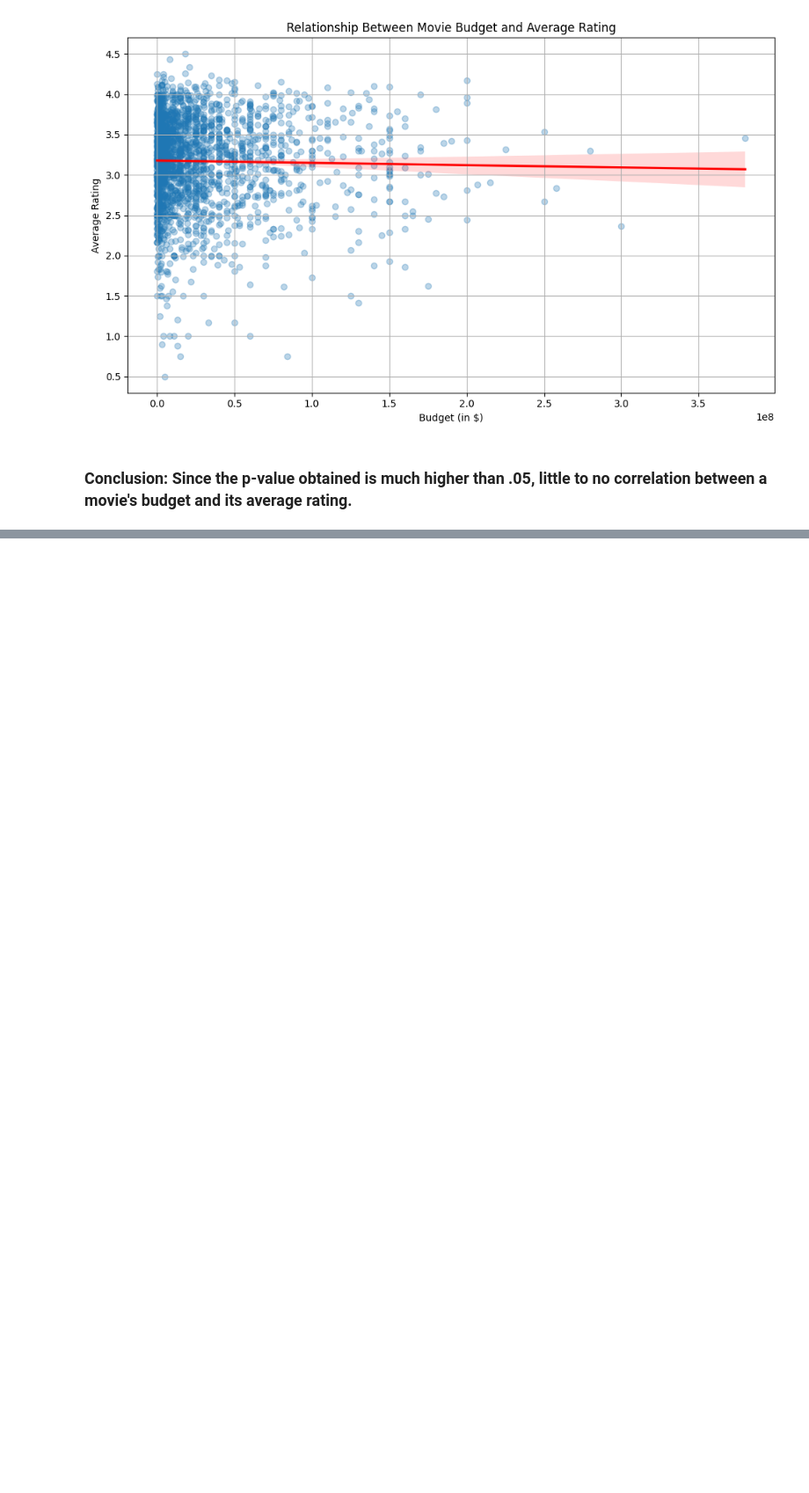
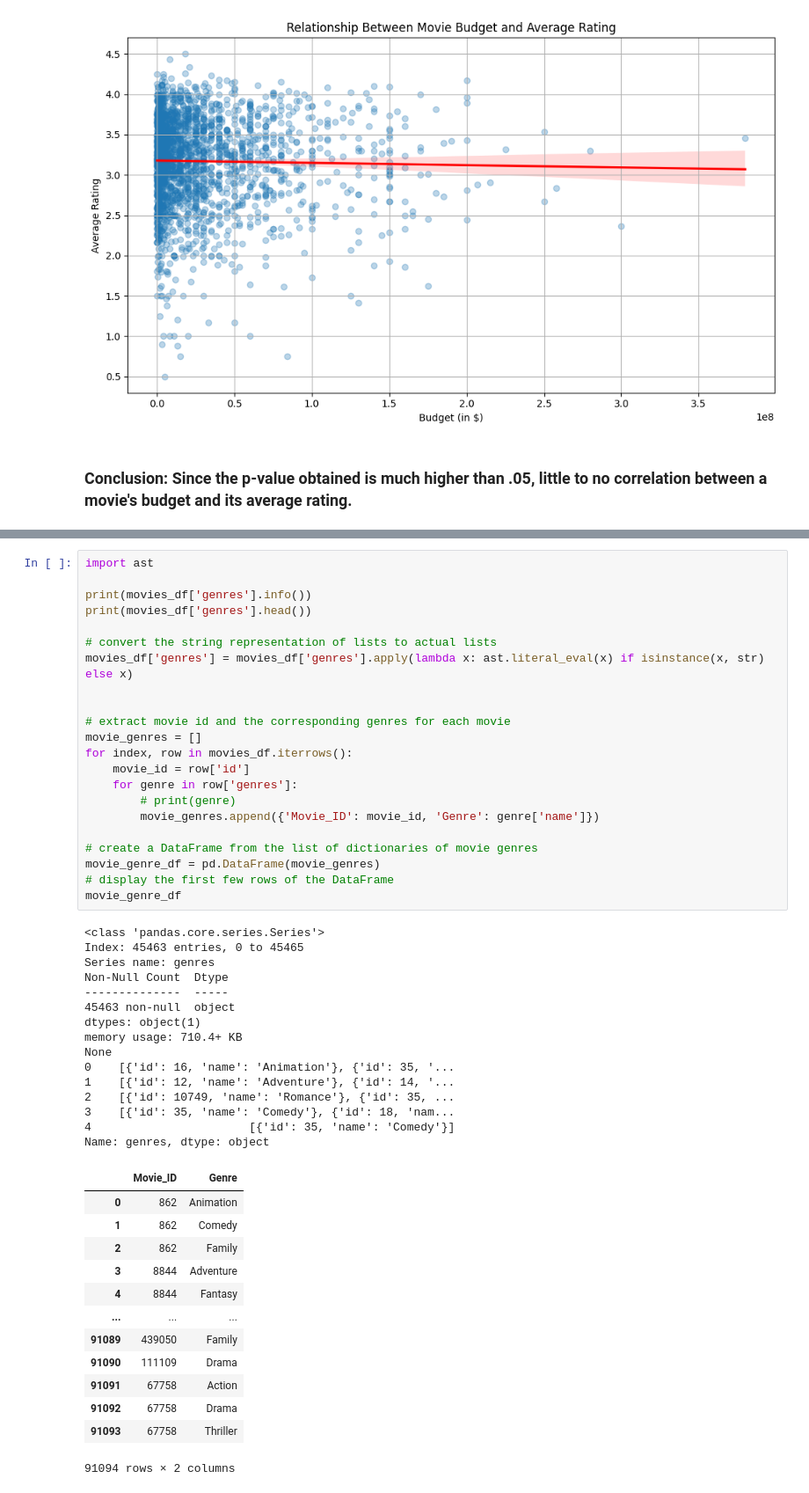
Before and after one commit to saharshmaloo/MovieAnalysis320, a Jupyter notebook: movies_data.ipynb, the cells around one changed output, grey strips where cells are left out. Shown: that part at 88% size. Cells and saved outputs as stored; diff of their text form; blank space fills up the shorter version.

```diff
--- a/movies_data.ipynb
+++ b/movies_data.ipynb
@@ -207,0 +243,51 @@ P-value: 0.3483122431419324
+# %%
+import ast
+
+print(movies_df['genres'].info())
+print(movies_df['genres'].head())
+
+# convert the string representation of lists to actual lists
+movies_df['genres'] = movies_df['genres'].apply(lambda x: ast.literal_eval(x) if isinstance(x, str) else x)
+
+
+# extract movie id and the corresponding genres for each movie
+movie_genres = []
+for index, row in movies_df.iterrows():
+    movie_id = row['id']
+    for genre in row['genres']:
+        # print(genre)
+        movie_genres.append({'Movie_ID': movie_id, 'Genre': genre['name']})
+
+# create a DataFrame from the list of dictionaries of movie genres
+movie_genre_df = pd.DataFrame(movie_genres)
+# display the first few rows of the DataFrame
+movie_genre_df
+# %% [output]
+<class 'pandas.core.series.Series'>
+Index: 45463 entries, 0 to 45465
+Series name: genres
+Non-Null Count  Dtype
+--------------  -----
+45463 non-null  object
+dtypes: object(1)
+memory usage: 710.4+ KB
+None
+0    [{'id': 16, 'name': 'Animation'}, {'id': 35, '...
+1    [{'id': 12, 'name': 'Adventure'}, {'id': 14, '...
+2    [{'id': 10749, 'name': 'Romance'}, {'id': 35, ...
+3    [{'id': 35, 'name': 'Comedy'}, {'id': 18, 'nam...
+4                       [{'id': 35, 'name': 'Comedy'}]
+Name: genres, dtype: object
+|  | Movie_ID | Genre |
+| 0 | 862 | Animation |
+| 1 | 862 | Comedy |
+| 2 | 862 | Family |
+| 3 | 8844 | Adventure |
+| 4 | 8844 | Fantasy |
+| ... | ... | ... |
+| 91089 | 439050 | Family |
+| 91090 | 111109 | Drama |
+| 91091 | 67758 | Action |
+| 91092 | 67758 | Drama |
+| 91093 | 67758 | Thriller |
+91094 rows × 2 columns
```
Also changed, not shown: parts of 4 cells of this notebook, 2 other files.
